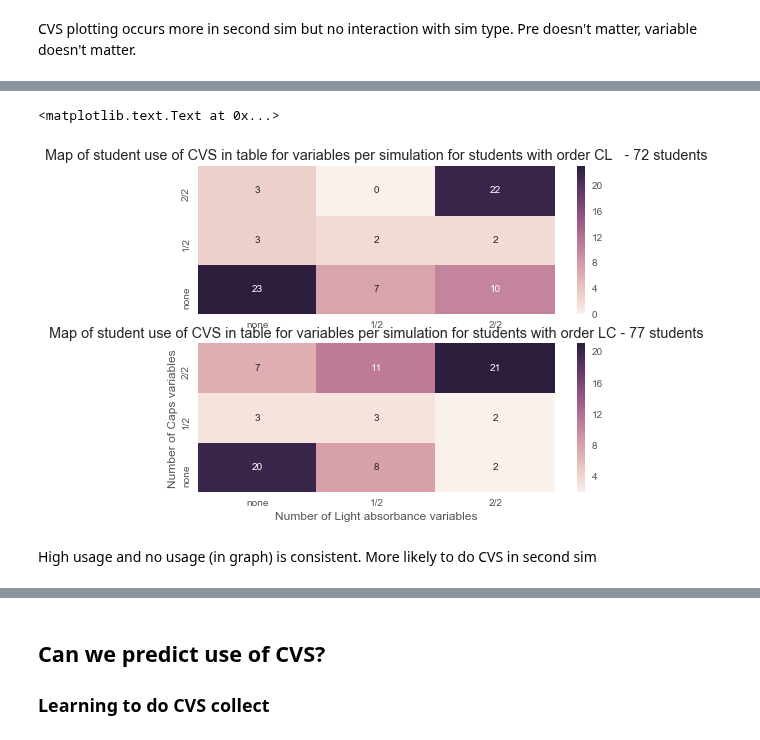
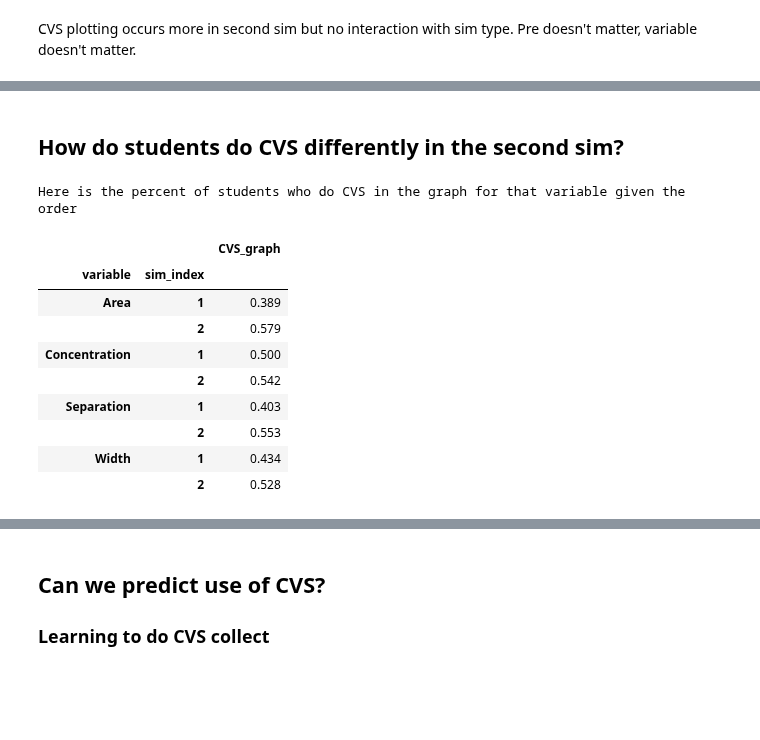
Before and after one commit to jmassall/inquiry_virtualLabs_study, a Jupyter notebook: analysis/storyline.ipynb, the cells around one changed output, grey strips where cells are left out. Saved outputs shown, nothing was run; the diff lists cells and outputs as text; code cells hidden in the pictures; blank space fills up the shorter version.

```diff
--- a/analysis/storyline.ipynb
+++ b/analysis/storyline.ipynb
@@ -626,30 +574,18 @@ ax.set_title('Map of student use of CVS in table for variables per simulation fo
-# %%
-f, (ax1, ax2) = plt.subplots(2)
-ax = ax1
-cvs_sim = np.zeros((3,3),dtype=int)
-for i in range(3):
-    for j in range(3):
-        cvs_sim[i,j] = len(graph_cvs_df2[(graph_cvs_df2['sum caps']==i)&(graph_cvs_df2['sum light']==j)&(graph_cvs_df2['activity order']=='CL')])
-sns.heatmap(np.flip(cvs_sim,0),annot=True, fmt="d",ax=ax1)
-ax.set_xticklabels(['none','1/2','2/2'])
-ax.set_yticklabels(['none','1/2','2/2'])
-plt.xlabel('Number of Light absorbance variables')
-plt.ylabel('Number of Caps variables')
-ax.set_title('Map of student use of CVS in table for variables per simulation for students with order CL   - {0} students'.format(len(graph_cvs_df2[graph_cvs_df2['activity order']=='CL'])))
-
-ax = ax2
-cvs_sim = np.zeros((3,3),dtype=int)
-for i in range(3):
-    for j in range(3):
-        cvs_sim[i,j] = len(graph_cvs_df2[(graph_cvs_df2['sum caps']==i)&(graph_cvs_df2['sum light']==j)&(graph_cvs_df2['activity order']=='LC')])
-sns.heatmap(np.flip(cvs_sim,0),annot=True, fmt="d", ax=ax2)
-ax.set_xticklabels(['none','1/2','2/2'])
-ax.set_yticklabels(['none','1/2','2/2'])
-plt.xlabel('Number of Light absorbance variables')
-plt.ylabel('Number of Caps variables')
-ax.set_title('Map of student use of CVS in table for variables per simulation for students with order LC - {0} students'.format(len(graph_cvs_df2[graph_cvs_df2['activity order']=='LC'])))
-# %% [output]
-<matplotlib.text.Text at 0x...>
-[figure, removed]
-# %% [markdown]
-High usage and no usage (in graph) is consistent. More likely to do CVS in second sim
+# %% [markdown]
+## How do students do CVS differently in the second sim?
+# %%
+cvs_order = pd.pivot_table(data, values=['CVS_graph'], index=['variable','sim_index'],aggfunc=np.mean)
+print "Here is the percent of students who do CVS in the graph for that variable given the order"
+cvs_order
+# %% [output]
+Here is the percent of students who do CVS in the graph for that variable given the order
+|  |  | CVS_graph |
+| variable | sim_index |  |
+| Area | 1 | 0.389 |
+|  | 2 | 0.579 |
+| Concentration | 1 | 0.500 |
+|  | 2 | 0.542 |
+| Separation | 1 | 0.403 |
+|  | 2 | 0.553 |
+| Width | 1 | 0.434 |
+|  | 2 | 0.528 |
```
Also changed, not shown: parts of 26 cells of this notebook.
